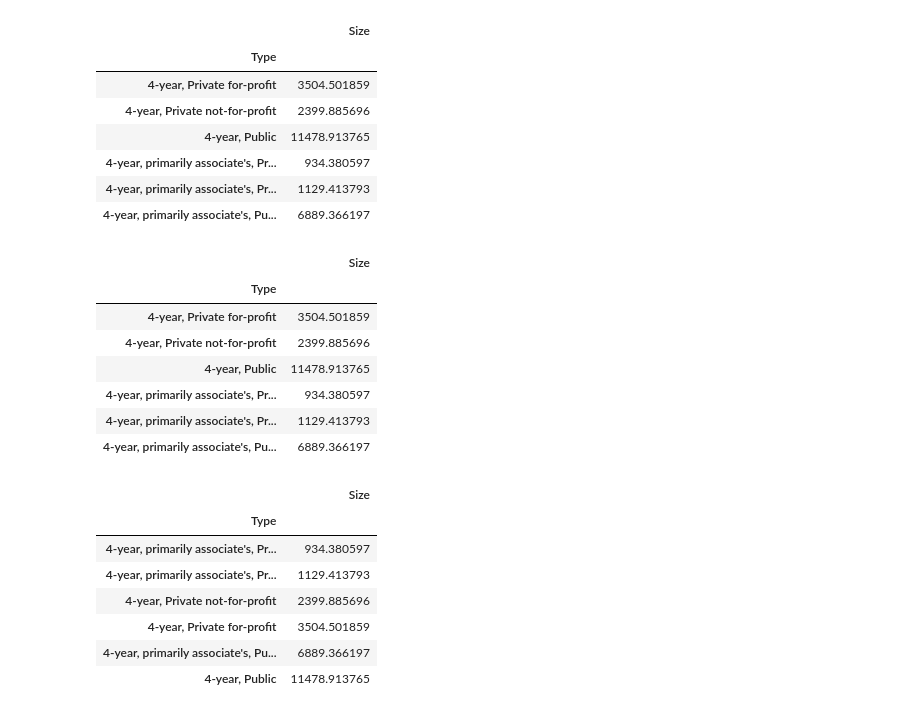
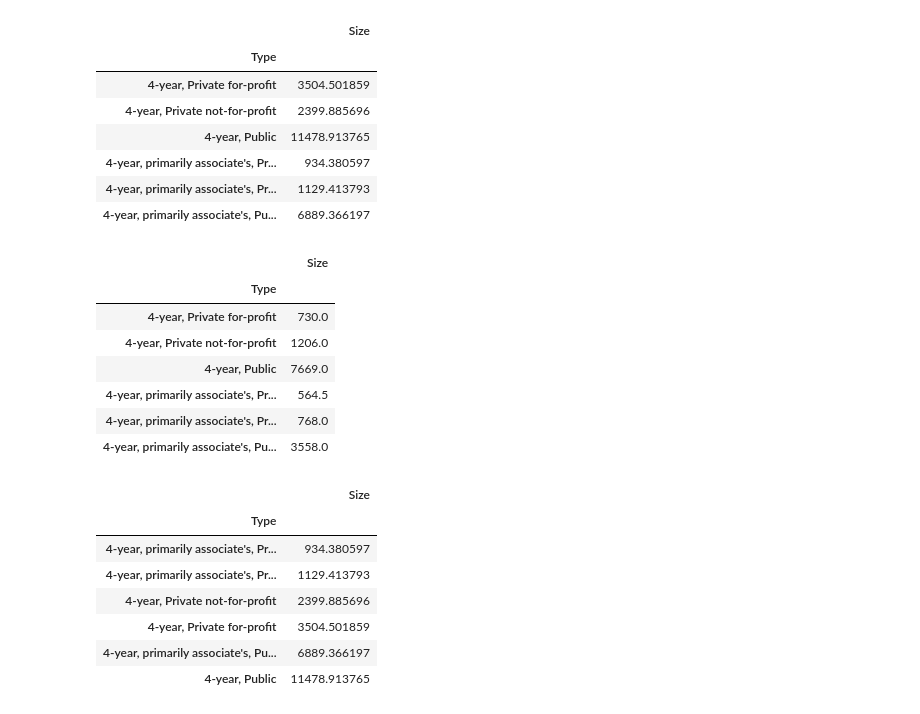
Before and after one commit to MarilynSasha/university, a Jupyter notebook: university7.22.20.ipynb, the cells around one changed output. Cells and saved outputs as stored; diff of their text form; code cells hidden in the pictures.

```diff
--- a/university7.22.20.ipynb
+++ b/university7.22.20.ipynb
@@ -5,6 +5,9 @@ import xlrd
 import matplotlib.pyplot as plt
 import seaborn as sns
 
+# ro be able to see more rows when looking at the data you can use the below
+pd.options.display.max_rows = 999
+
 
 # git remote add origin https://github.com/MarilynSasha/university.git
 # git push -u origin master
@@ -42,17 +60,17 @@ utype2
 | 4-year, primarily associate's, Pu... | 6889.366197 |
 # %%
 # median
-utype3 = utype.mean()
+utype3 = utype.median()
 utype3
 # %% [output]
 |  | Size |
 | Type |  |
-| 4-year, Private for-profit | 3504.501859 |
-| 4-year, Private not-for-profit | 2399.885696 |
-| 4-year, Public | 11478.913765 |
-| 4-year, primarily associate's, Pr... | 934.380597 |
-| 4-year, primarily associate's, Pr... | 1129.413793 |
-| 4-year, primarily associate's, Pu... | 6889.366197 |
+| 4-year, Private for-profit | 730.0 |
+| 4-year, Private not-for-profit | 1206.0 |
+| 4-year, Public | 7669.0 |
+| 4-year, primarily associate's, Pr... | 564.5 |
+| 4-year, primarily associate's, Pr... | 768.0 |
+| 4-year, primarily associate's, Pu... | 3558.0 |
 # %%
 # order by average size
 utype2.sort_values(by=['Size'])
```
Also changed, not shown: parts of 21 cells of this notebook.
